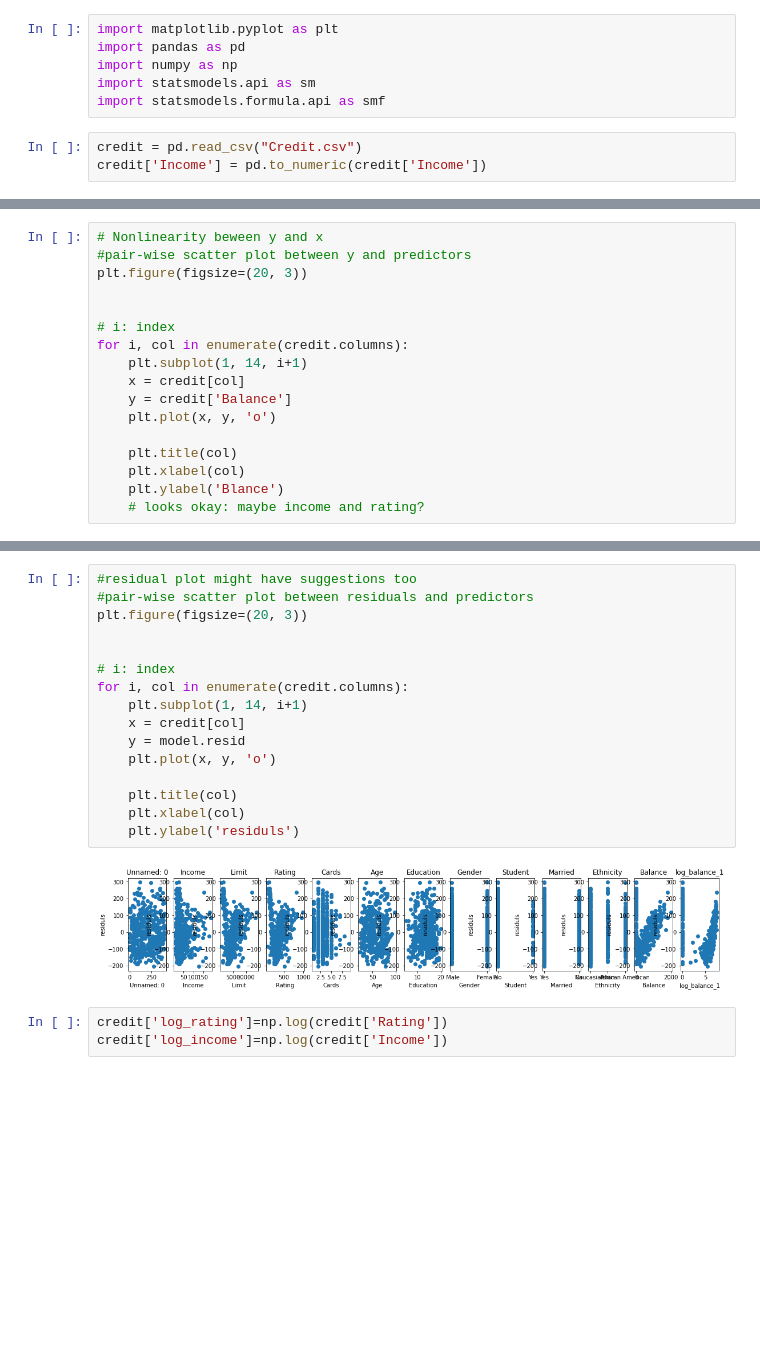
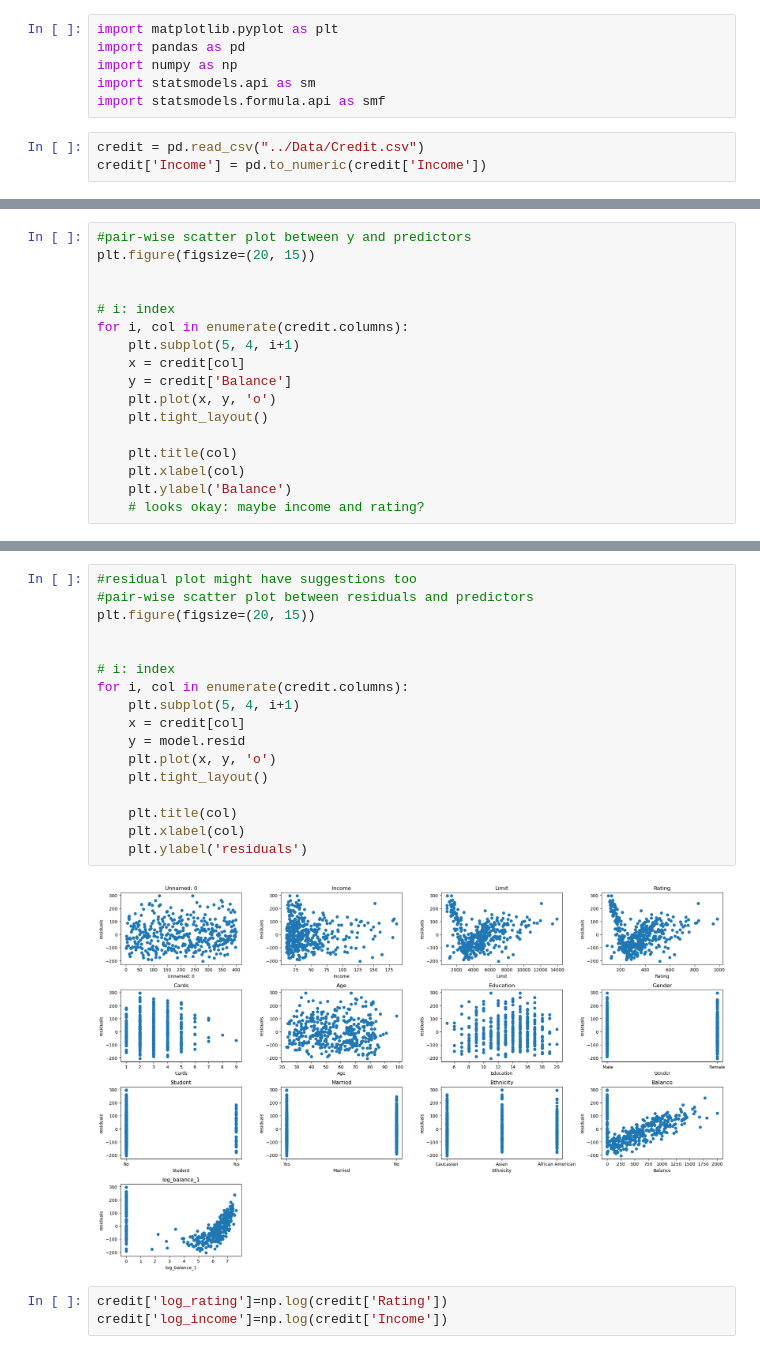
Before and after one commit to codycarroll/regression_f24, a Jupyter notebook: Code/MLR_normality_nonlinearity.ipynb, the cells around one changed output, grey strips where cells are left out. Saved outputs shown, nothing was run; the diff lists cells and outputs as text; blank space fills up the shorter version.

```diff
--- a/Code/MLR_normality_nonlinearity.ipynb
+++ b/Code/MLR_normality_nonlinearity.ipynb
@@ -5,6 +5,6 @@ import numpy as np
 import statsmodels.api as sm
 import statsmodels.formula.api as smf
 # %%
-credit = pd.read_csv("Credit.csv")
+credit = pd.read_csv("../Data/Credit.csv")
 credit['Income'] = pd.to_numeric(credit['Income'])
 # %%
@@ -100,18 +125,18 @@ strong multicollinearity or other numerical problems.
 # %%
-# Nonlinearity beween y and x
 #pair-wise scatter plot between y and predictors
-plt.figure(figsize=(20, 3))
+plt.figure(figsize=(20, 15))
 
 
 # i: index
 for i, col in enumerate(credit.columns):
-    plt.subplot(1, 14, i+1)
+    plt.subplot(5, 4, i+1)
     x = credit[col]
     y = credit['Balance']
     plt.plot(x, y, 'o')
+    plt.tight_layout()
 
     plt.title(col)
     plt.xlabel(col)
-    plt.ylabel('Blance')
+    plt.ylabel('Balance')
     # looks okay: maybe income and rating?
 # %% [output]
@@ -119,21 +144,22 @@ for i, col in enumerate(credit.columns):
 # %%
 #residual plot might have suggestions too
 #pair-wise scatter plot between residuals and predictors
-plt.figure(figsize=(20, 3))
+plt.figure(figsize=(20, 15))
 
 
 # i: index
 for i, col in enumerate(credit.columns):
-    plt.subplot(1, 14, i+1)
+    plt.subplot(5, 4, i+1)
     x = credit[col]
     y = model.resid
     plt.plot(x, y, 'o')
+    plt.tight_layout()
 
     plt.title(col)
     plt.xlabel(col)
-    plt.ylabel('residuls')
+    plt.ylabel('residuals')
 # %% [output]
-[figure, old version]
+[figure, new version]
 # %%
 credit['log_rating']=np.log(credit['Rating'])
 credit['log_income']=np.log(credit['Income'])
```
Also changed, not shown: parts of 23 cells of this notebook, 2 other files.
